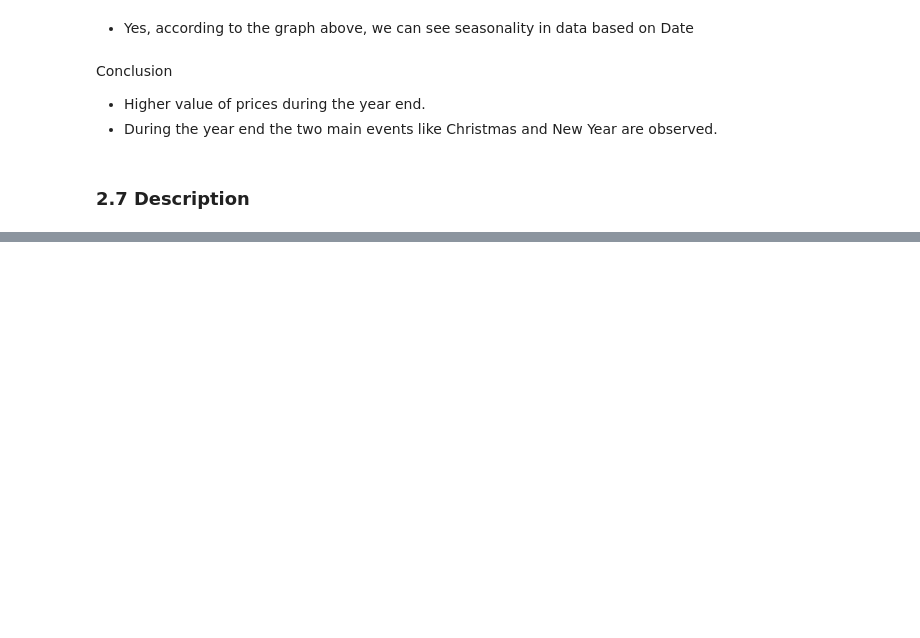
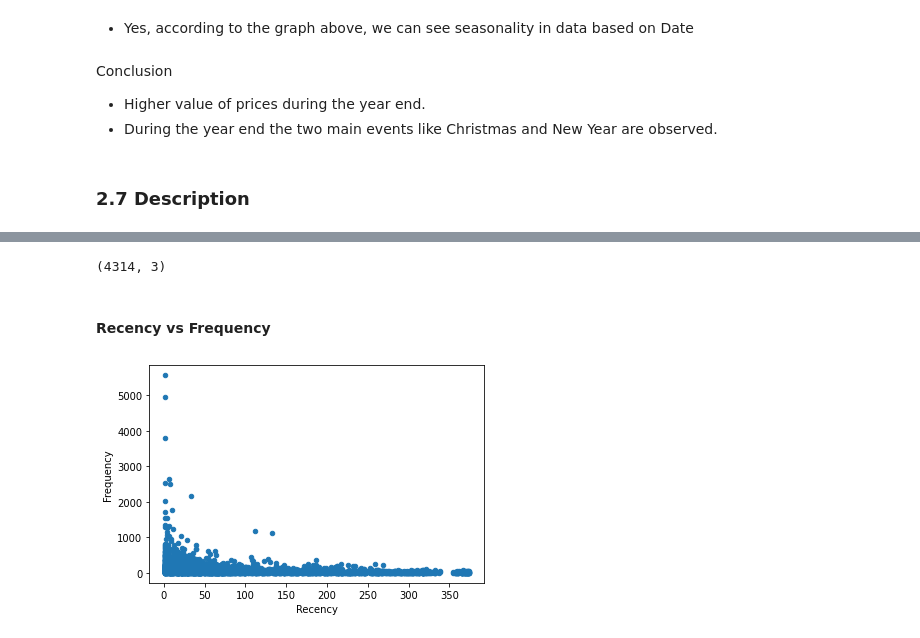
Before and after one commit to guptaa98/Kaggle-Notebooks, a Jupyter notebook: Retail_Pulse.ipynb, the cells around one changed output, grey strips where cells are left out. Saved outputs shown, nothing was run; the diff lists cells and outputs as text; code cells hidden in the pictures; blank space fills up the shorter version.

```diff
--- a/Retail_Pulse.ipynb
+++ b/Retail_Pulse.ipynb
@@ -408,0 +470,2 @@ Name: Description, dtype: int64
+# %%
+df_seg['Invoice'] = df['Invoice']
@@ -408,0 +481,3 @@ Name: Description, dtype: int64
+# %%
+import datetime
+reference_date = max(df_seg.InvoiceDate) + datetime.timedelta(days=1)
@@ -408,0 +494,5 @@ Name: Description, dtype: int64
+# %%
+customers = df_seg.groupby(['Customer ID']).agg({
+    'InvoiceDate': lambda x: (reference_date - x.max()).days,
+    'Invoice': 'count',
+    'TotalSum': 'sum'})
@@ -408,0 +509,4 @@ Name: Description, dtype: int64
+# %%
+customers.rename(columns = {'InvoiceDate': 'Recency',
+                            'Invoice': 'Frequency',
+                            'TotalSum': 'MonetaryValue'}, inplace=True)
@@ -408,0 +523,11 @@ Name: Description, dtype: int64
+# %%
+customers.shape
+# %% [output]
+(4314, 3)
+# %% [markdown]
+#### Recency vs Frequency
+# %%
+customers.plot(kind='scatter', x='Recency', y='Frequency')
+plt.show()
+# %% [output]
+[figure, added]
```
Also changed, not shown: parts of 68 cells of this notebook.
